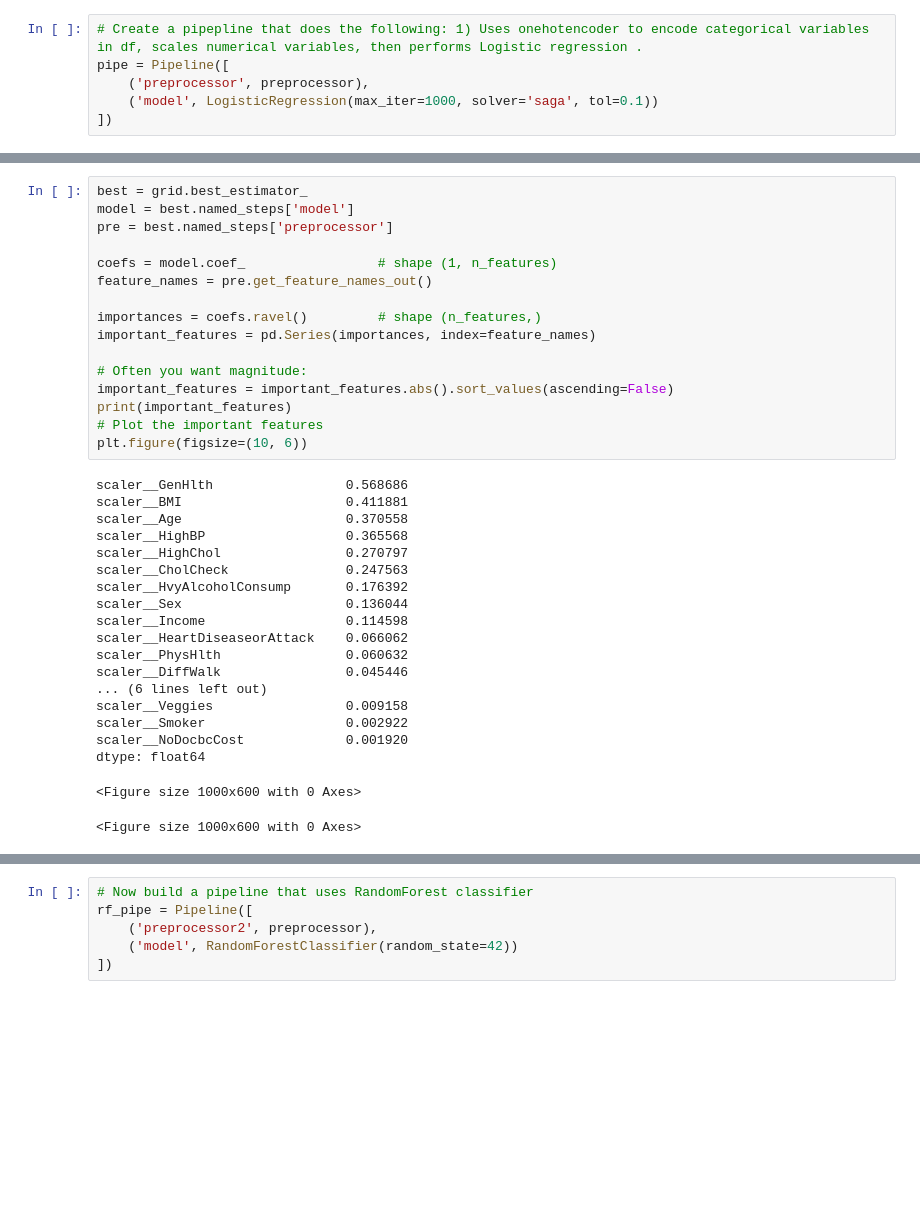
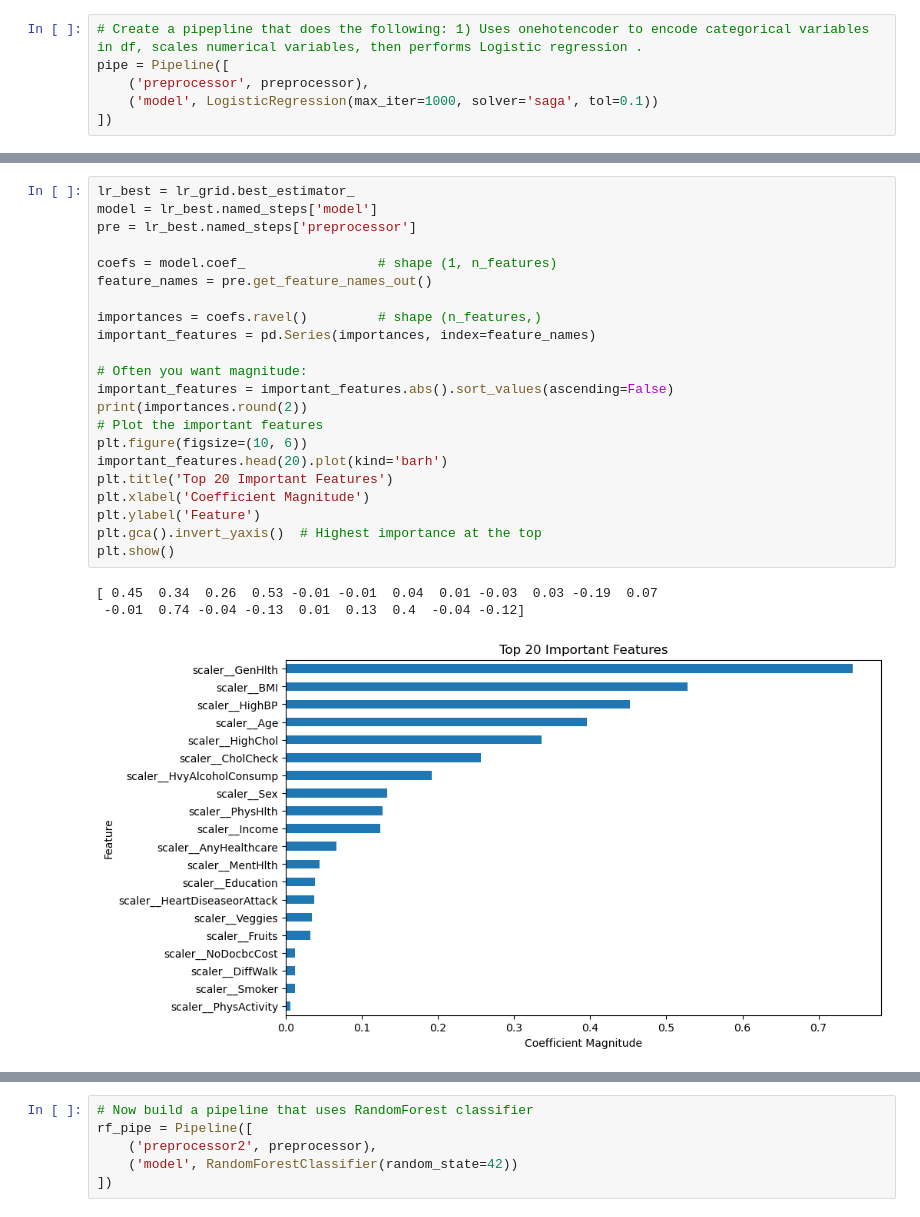
Before and after one commit to vfontama/mynewrepo, a Jupyter notebook: diabetes/diabetes_model.ipynb, the cells around one changed output, grey strips where cells are left out. Cells and saved outputs as stored; diff of their text form; blank space fills up the shorter version.

```diff
--- a/diabetes/diabetes_model.ipynb
+++ b/diabetes/diabetes_model.ipynb
@@ -400,37 +365,27 @@ Pipeline(steps=[('preprocessor',
 # %%
-best = grid.best_estimator_
-model = best.named_steps['model']
-pre = best.named_steps['preprocessor']
+lr_best = lr_grid.best_estimator_
+model = lr_best.named_steps['model']
+pre = lr_best.named_steps['preprocessor']
 
 coefs = model.coef_                 # shape (1, n_features)
 feature_names = pre.get_feature_names_out()
 
 importances = coefs.ravel()         # shape (n_features,)
 important_features = pd.Series(importances, index=feature_names)
 
 # Often you want magnitude:
 important_features = important_features.abs().sort_values(ascending=False)
-print(important_features)
+print(importances.round(2))
 # Plot the important features
 plt.figure(figsize=(10, 6))
+important_features.head(20).plot(kind='barh')
+plt.title('Top 20 Important Features')
+plt.xlabel('Coefficient Magnitude')
+plt.ylabel('Feature')
+plt.gca().invert_yaxis()  # Highest importance at the top
+plt.show()
 # %% [output]
-scaler__GenHlth                 0.568686
-scaler__BMI                     0.411881
-scaler__Age                     0.370558
-scaler__HighBP                  0.365568
-scaler__HighChol                0.270797
-scaler__CholCheck               0.247563
-scaler__HvyAlcoholConsump       0.176392
-scaler__Sex                     0.136044
-scaler__Income                  0.114598
-scaler__HeartDiseaseorAttack    0.066062
-scaler__PhysHlth                0.060632
-scaler__DiffWalk                0.045446
-... (6 lines left out)
-scaler__Veggies                 0.009158
-scaler__Smoker                  0.002922
-scaler__NoDocbcCost             0.001920
-dtype: float64
+[ 0.45  0.34  0.26  0.53 -0.01 -0.01  0.04  0.01 -0.03  0.03 -0.19  0.07
+ -0.01  0.74 -0.04 -0.13  0.01  0.13  0.4  -0.04 -0.12]
-<Figure size 1000x600 with 0 Axes>
-<Figure size 1000x600 with 0 Axes>
+[figure, added]
 # %%
```
Also changed, not shown: parts of 56 cells of this notebook, 9 other files.
